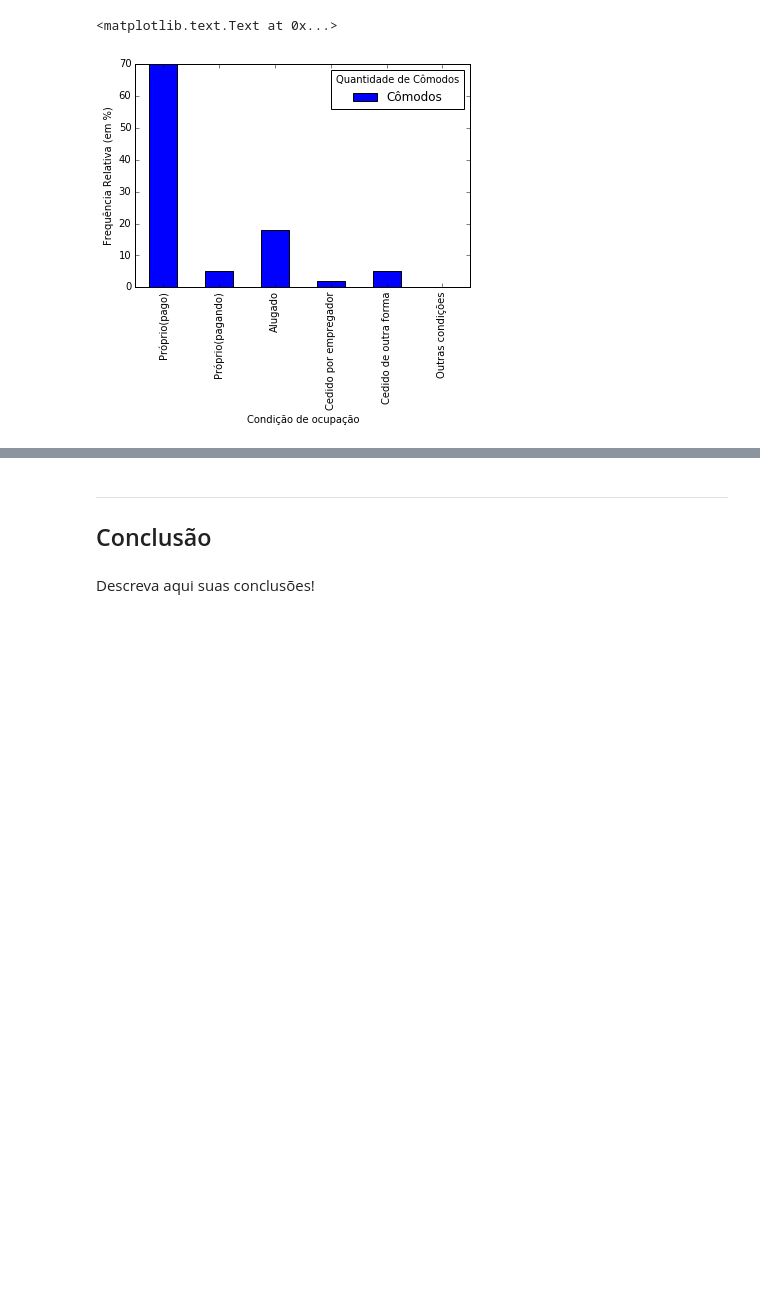
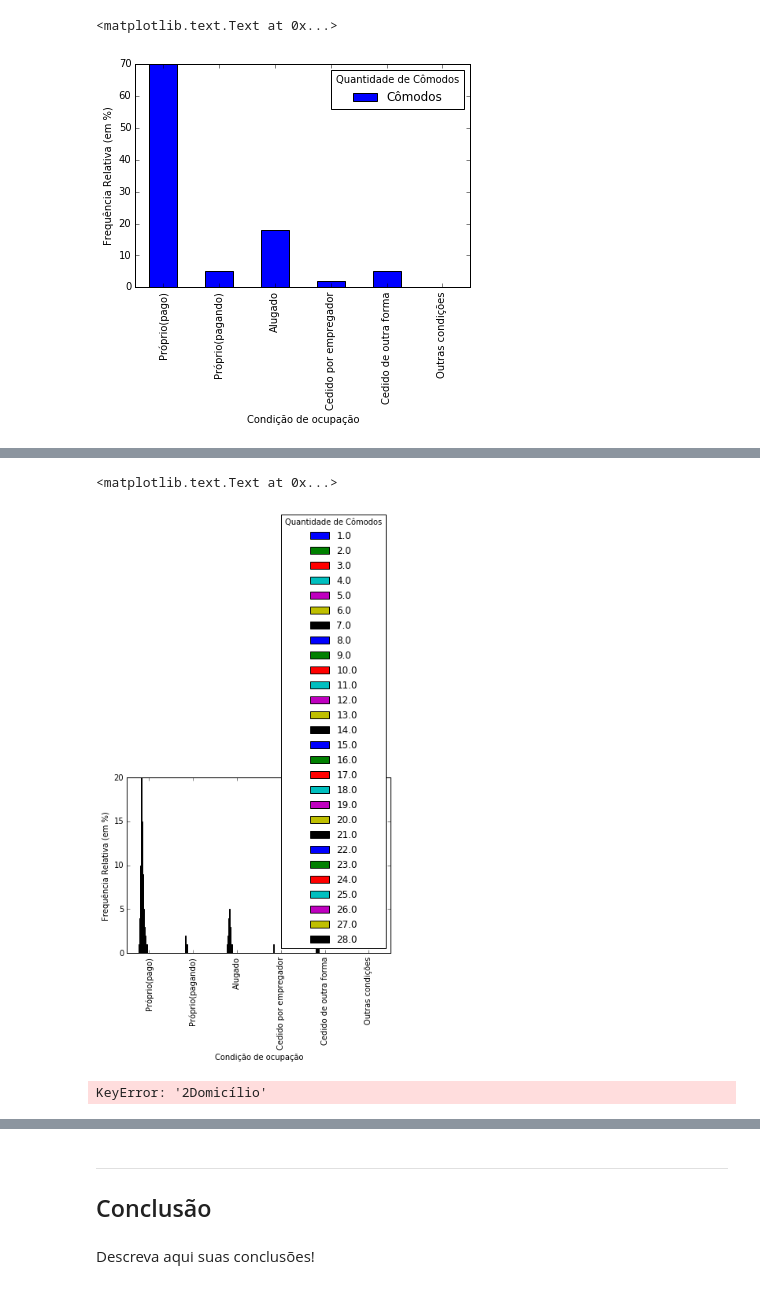
Before and after one commit to brunodratcu/CD1S17, a Jupyter notebook: Projeto1/Projeto1 Layout.ipynb, the cells around one changed output, grey strips where cells are left out. Saved outputs shown, nothing was run; the diff lists cells and outputs as text; code cells hidden in the pictures; blank space fills up the shorter version.

```diff
--- a/Projeto1/Projeto1 Layout.ipynb
+++ b/Projeto1/Projeto1 Layout.ipynb
@@ -140,3 +169,37 @@ dados.loc[(dados2015["V0205"]<=10), 'Cômodos'] = "quant_comodos"
+# %%
+#dados2["Regiões"] = dados2["Regiões"].astype('category')
+#dados2["Regiões"].cat.categories = ('Rondônia', 'Acre', 'Amazonas', 'Roraima', 'Pará',
+#                                   'Amapá', 'Tocantins', 'Maranhão','Piauí', 'Ceará',
+#                                   'Rio Grande do Norte','Paraíba', 'Pernambuco', 'Alagoas',
+#                                   'Sergipe', 'Bahia', 'Minas Gerais', 'Espírito Santo',
+#                                   'Rio de Janeiro', 'São Paulo', 'Paraná', 'Santa Catarina',
+#                                   'Rio Grande do Sul','Mato Grosso do Sul', 'Mato Grosso', 'Goiás',
+#2                                   'Distrito Federal')
+
+dados2["2Domicílio"] = dados2["2Domicílio"].astype('category')
+dados2["2Domicílio"].cat.categories = ('Casa', 'Apartamento', 'Cômodo')
+
+dados2["2Material predominante das paredes do domicílio"] = dados2["2Material predominante das paredes do domicílio"].astype('category')
+dados2["2Material predominante das paredes do domicílio"].cat.categories = ('Alvenaria','Madeira aparelhada','Taipa não revestida',
+                                                                          'Madeira aproveitada','Palha','Outro material')
+
+dados2["2Material predominante na cobertura do domicílio"] = dados2["2Material predominante na cobertura do domicílio"].astype('category')
+dados2["2Material predominante na cobertura do domicílio"].cat.categories = ('Telha','Laje de concreto','Madeira aparelhada',
+                                                                           'Zinco','Madeira aproveitada','Palha','Outro material')
+
+dados2["2Quantidade de Cômodos"] = dados2["2Quantidade de Cômodos"].astype('float')
+
+dados2["2Condição de ocupação"] = dados2["2Condição de ocupação"].astype('category')
+dados2["2Condição de ocupação"].cat.categories = ('Próprio(pago)', 'Próprio(pagando)', 'Alugado',
+                                                'Cedido por empregador', 'Cedido de outra forma',
+                                                'Outras condições')
+
+dados2["2Rendimento mensal"] = dados2["2Rendimento mensal"].astype('float')
+
+dados2["2Banheiro/sanitário?"] = dados2["2Banheiro/sanitário?"].astype('category')
+dados2["2Banheiro/sanitário?"].cat.categories = ('Sim','Não')
+
+dados2["2Quantidade de banheiros"] = dados2["2Quantidade de banheiros"].astype('float')
 # %%
 #Tirando NaN das colunas -> dados.dropna(subset = ['coluna_1', 'coluna_2'])
 dados = dados.dropna()
@@ -273,0 +479,3 @@ plt.ylabel("Frequencia relativa (em %)")
+# %%
+c3 = pd.crosstab(dados2["2Condição de ocupação"], dados2["2Quantidade de Cômodos"])
+c3
@@ -273,0 +492,13 @@ plt.ylabel("Frequencia relativa (em %)")
+# %%
+c33 = (c3/c3.sum().sum()*100).round(decimals=0)
+plot = c33.plot(kind='bar')
+plt.ylabel('Frequência Relativa (em %)')
+# %% [output]
+<matplotlib.text.Text at 0x...>
+[figure, added]
+# %%
+dados.boxplot(column='2Quantidade de Cômodos', by="2Domicílio")
+plt.ylabel("Quantidade de Cômodos")
+plt.xlabel("Domicílio")
+# %% [output]
+KeyError: '2Domicílio'
```
Also changed, not shown: parts of 32 cells of this notebook.
